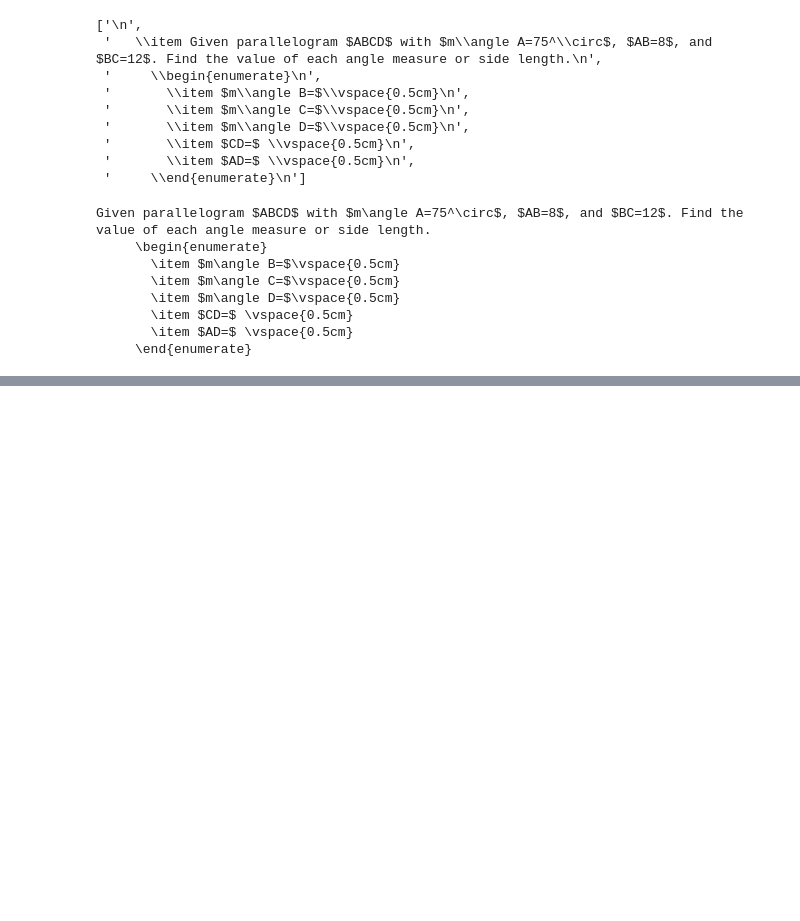
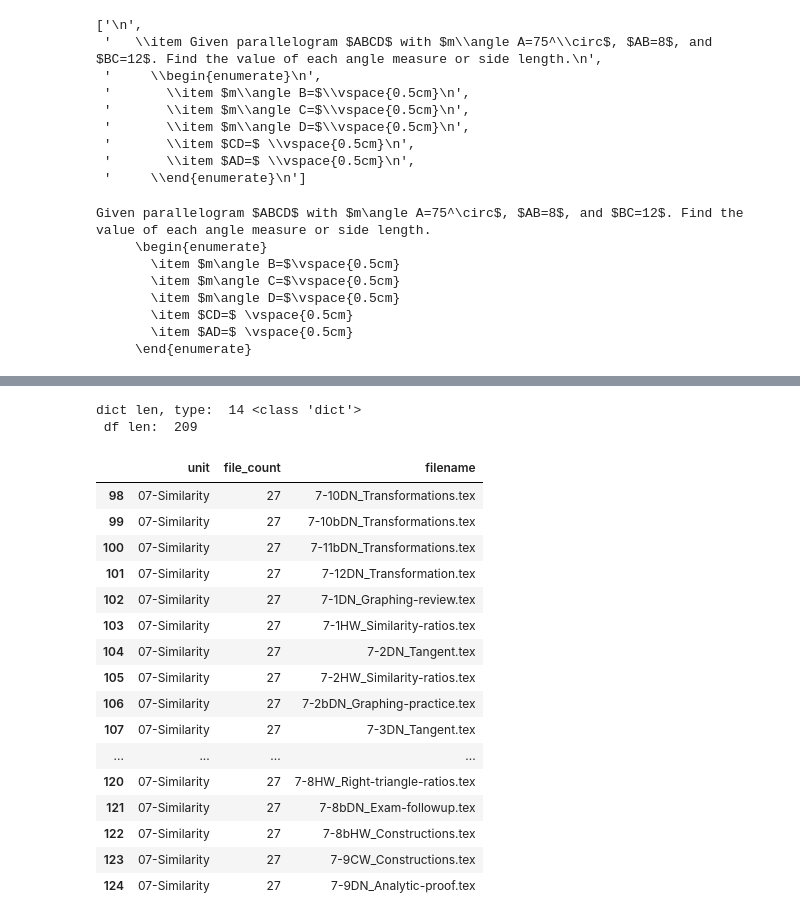
Before and after one commit to chrishuson/mathai, a Jupyter notebook: src/notes.ipynb, the cells around one changed output, grey strips where cells are left out. Saved outputs shown, nothing was run; the diff lists cells and outputs as text; code cells hidden in the pictures; blank space fills up the shorter version.

```diff
--- a/src/notes.ipynb
+++ b/src/notes.ipynb
@@ -166,0 +249,24 @@ Identify a linear pair of angles in the given diagram.
+# %%
+course_files, course_files_df = map_course_files(course_dir='/Users/chris/GitHub/course-files/Geom')
+print('dict len, type: ', len(course_files), type(course_files), '\n df len: ', len(course_files_df), '\n')
+course_files_df[course_files_df.unit == '07-Similarity']
+# %% [output]
+dict len, type:  14 <class 'dict'>
+ df len:  209
+|  | unit | file_count | filename |
+| 98 | 07-Similarity | 27 | 7-10DN_Transformations.tex |
+| 99 | 07-Similarity | 27 | 7-10bDN_Transformations.tex |
+| 100 | 07-Similarity | 27 | 7-11bDN_Transformations.tex |
+| 101 | 07-Similarity | 27 | 7-12DN_Transformation.tex |
+| 102 | 07-Similarity | 27 | 7-1DN_Graphing-review.tex |
+| 103 | 07-Similarity | 27 | 7-1HW_Similarity-ratios.tex |
+| 104 | 07-Similarity | 27 | 7-2DN_Tangent.tex |
+| 105 | 07-Similarity | 27 | 7-2HW_Similarity-ratios.tex |
+| 106 | 07-Similarity | 27 | 7-2bDN_Graphing-practice.tex |
+| 107 | 07-Similarity | 27 | 7-3DN_Tangent.tex |
+| ... | ... | ... | ... |
+| 120 | 07-Similarity | 27 | 7-8HW_Right-triangle-ratios.tex |
+| 121 | 07-Similarity | 27 | 7-8bDN_Exam-followup.tex |
+| 122 | 07-Similarity | 27 | 7-8bHW_Constructions.tex |
+| 123 | 07-Similarity | 27 | 7-9CW_Constructions.tex |
+| 124 | 07-Similarity | 27 | 7-9DN_Analytic-proof.tex |
```
Also changed, not shown: parts of 16 cells of this notebook, 1 other file.
